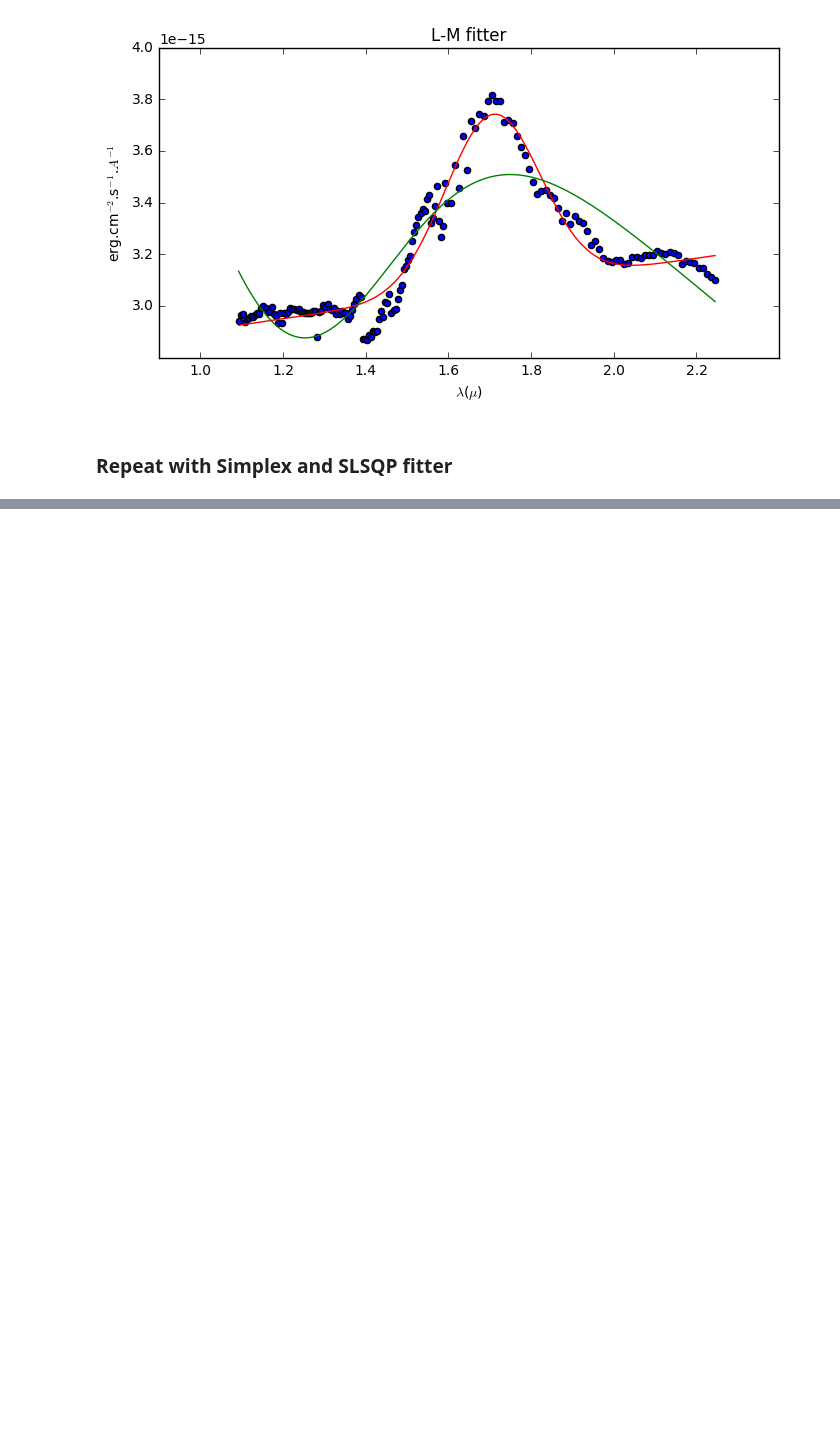
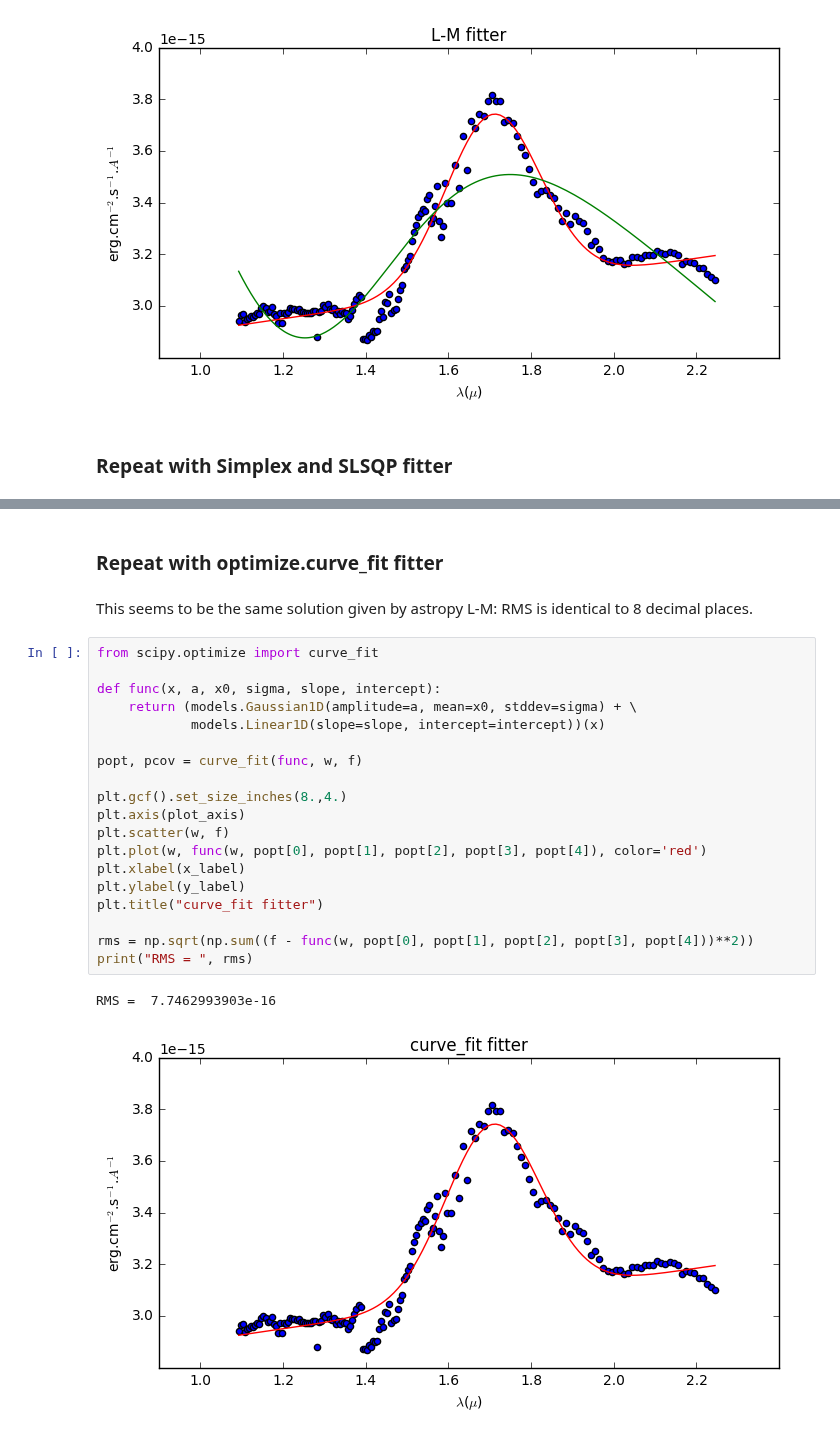
Before and after one commit to ibusko/experiments_specviz, a Jupyter notebook: experiment_1.ipynb, the cells around one changed output, grey strips where cells are left out. Drawn from its saved outputs; the diff is of its cells as text; blank space fills up the shorter version.

```diff
--- a/experiment_1.ipynb
+++ b/experiment_1.ipynb
@@ -164 +154,27 @@ Optimization terminated successfully.    (Exit mode 0)
 [figure]
+# %% [markdown]
+<h3>Repeat with optimize.curve_fit fitter </h3>
+# %% [markdown]
+This seems to be the same solution given by astropy L-M: RMS is identical to 8 decimal places.
+# %%
+from scipy.optimize import curve_fit
+
+def func(x, a, x0, sigma, slope, intercept):
+    return (models.Gaussian1D(amplitude=a, mean=x0, stddev=sigma) + \
+            models.Linear1D(slope=slope, intercept=intercept))(x)
+
+popt, pcov = curve_fit(func, w, f)
+
+plt.gcf().set_size_inches(8.,4.)
+plt.axis(plot_axis)
+plt.scatter(w, f)
+plt.plot(w, func(w, popt[0], popt[1], popt[2], popt[3], popt[4]), color='red')
+plt.xlabel(x_label)
+plt.ylabel(y_label)
+plt.title("curve_fit fitter")
+
+rms = np.sqrt(np.sum((f - func(w, popt[0], popt[1], popt[2], popt[3], popt[4]))**2))
+print("RMS = ", rms)
+# %% [output]
+RMS =  7.7462993903e-16
+[figure, added]
```
Also changed, not shown: parts of 4 cells of this notebook.
